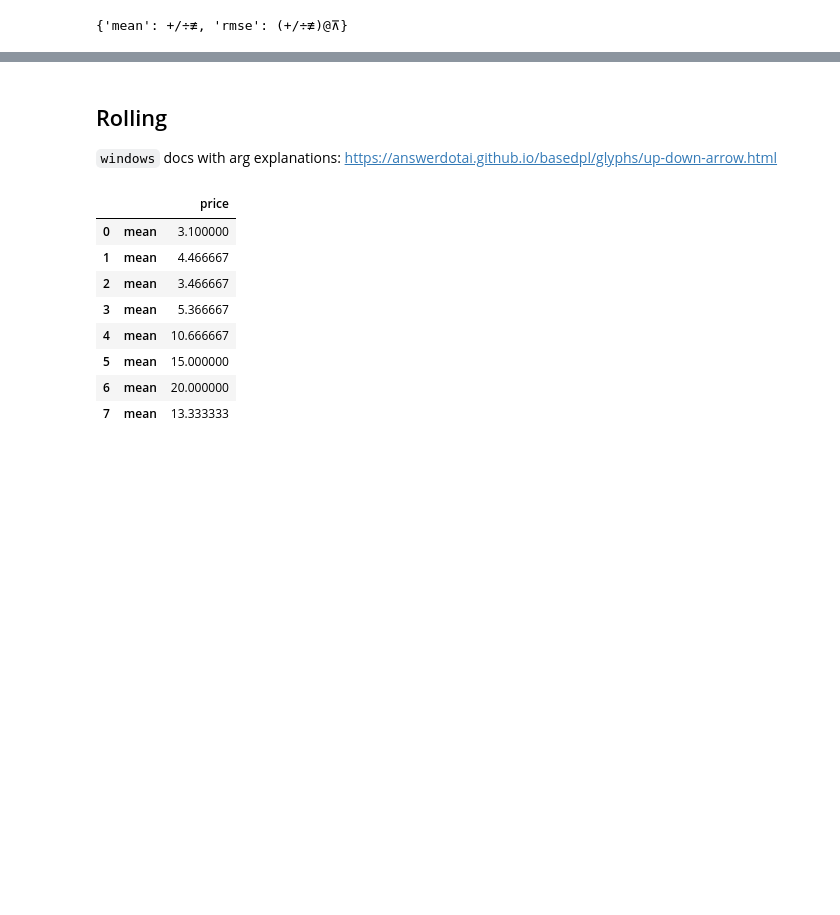
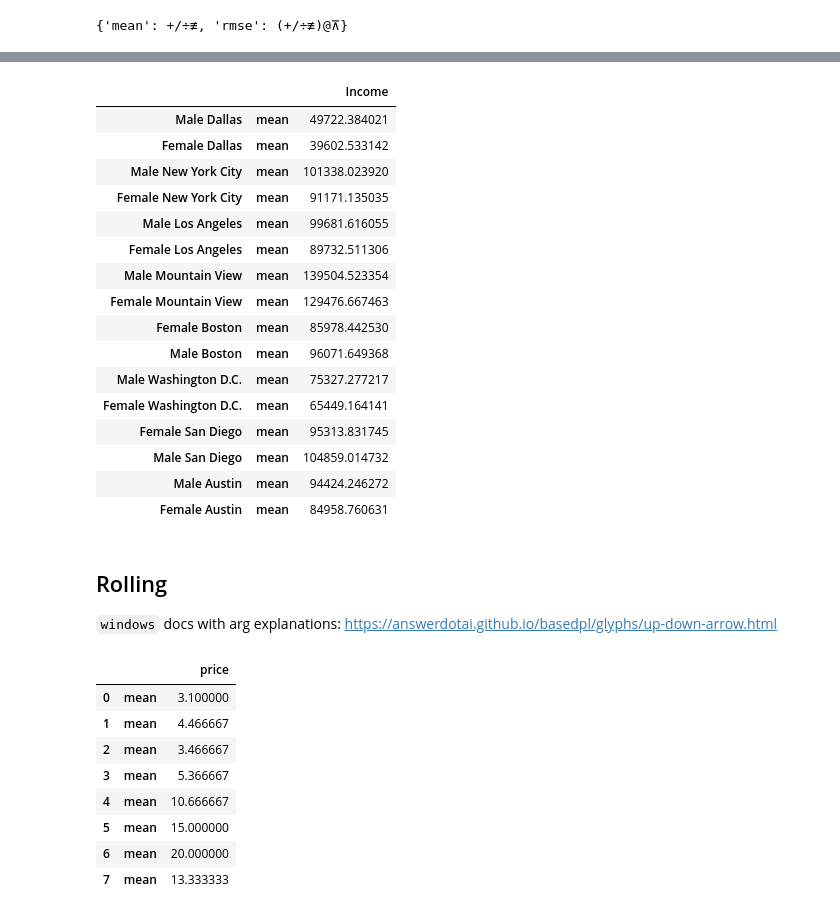
Before and after one commit to AnswerDotAI/basedtab, a Jupyter notebook: nbs/00_core.ipynb, the cells around one changed output, grey strips where cells are left out. Cells and saved outputs as stored; diff of their text form; code cells hidden in the pictures; blank space fills up the shorter version.

```diff
--- a/nbs/00_core.ipynb
+++ b/nbs/00_core.ipynb
@@ -143,3 +177,23 @@ head.groupby("Gender", ["Age", "Income"], **fn_dict).df
+# %%
+bf.groupby(["Gender", "City"], "Income", mean=MEAN).df
+# %% [output]
+|  |  | Income |
+| Male Dallas | mean | 49722.384021 |
+| Female Dallas | mean | 39602.533142 |
+| Male New York City | mean | 101338.023920 |
+| Female New York City | mean | 91171.135035 |
+| Male Los Angeles | mean | 99681.616055 |
+| Female Los Angeles | mean | 89732.511306 |
+| Male Mountain View | mean | 139504.523354 |
+| Female Mountain View | mean | 129476.667463 |
+| Female Boston | mean | 85978.442530 |
+| Male Boston | mean | 96071.649368 |
+| Male Washington D.C. | mean | 75327.277217 |
+| Female Washington D.C. | mean | 65449.164141 |
+| Female San Diego | mean | 95313.831745 |
+| Male San Diego | mean | 104859.014732 |
+| Male Austin | mean | 94424.246272 |
+| Female Austin | mean | 84958.760631 |
 # %% [markdown]
 ## Rolling
 `windows` docs with arg explanations: https://answerdotai.github.io/basedpl/glyphs/up-down-arrow.html
```
Also changed, not shown: parts of 19 cells of this notebook, 2 other files.
